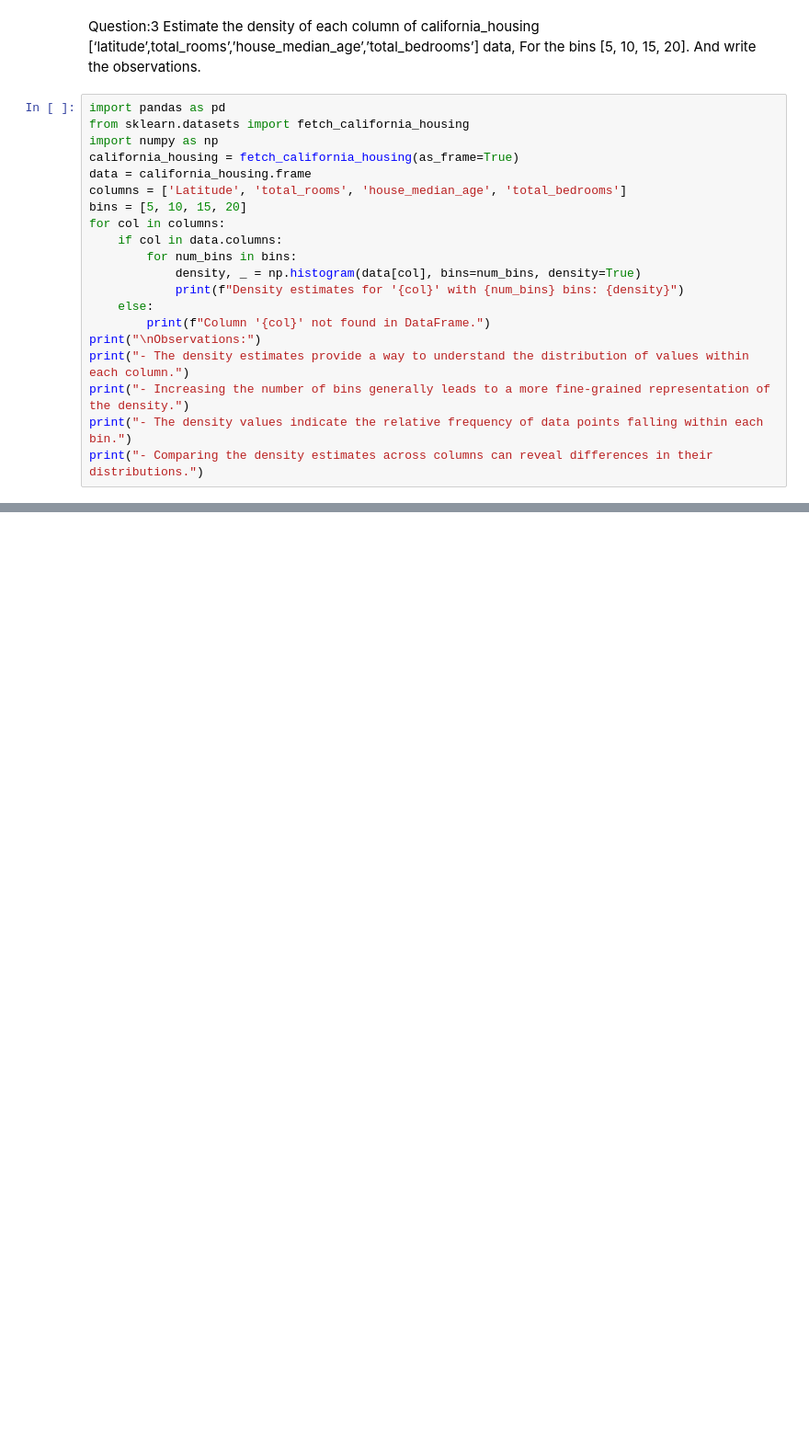
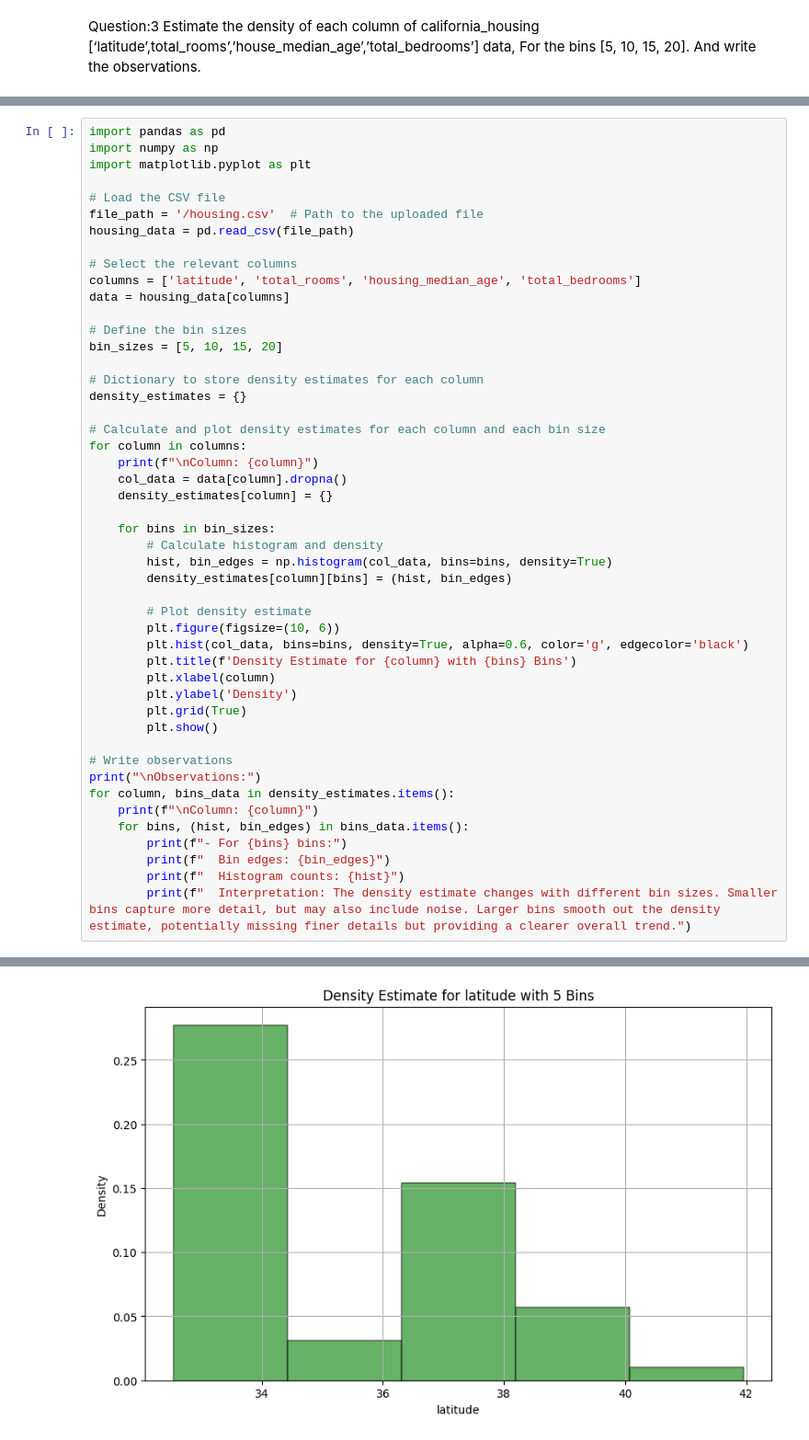
Before and after one commit to 2303A52003/2024_statml-assignments, a Jupyter notebook: 2303A52003Staml_Assignment_3.ipynb, the cells around one changed output, grey strips where cells are left out. Shown at 92% size. Cells and saved outputs as stored; diff of their text form; blank space fills up the shorter version.

```diff
--- a/2303A52003Staml_Assignment_3.ipynb
+++ b/2303A52003Staml_Assignment_3.ipynb
@@ -50,22 +101,2 @@ Standard Deviation: 2.135900653797483
 # %% [markdown]
 Question:3 Estimate the density of each column of california_housing [‘latitude’,total_rooms’,’house_median_age’,’total_bedrooms’] data, For the bins [5, 10, 15, 20]. And write the observations.
-# %%
-import pandas as pd
-from sklearn.datasets import fetch_california_housing
-import numpy as np
-california_housing = fetch_california_housing(as_frame=True)
-data = california_housing.frame
-columns = ['Latitude', 'total_rooms', 'house_median_age', 'total_bedrooms']
-bins = [5, 10, 15, 20]
-for col in columns:
-    if col in data.columns:
-        for num_bins in bins:
-            density, _ = np.histogram(data[col], bins=num_bins, density=True)
-            print(f"Density estimates for '{col}' with {num_bins} bins: {density}")
-    else:
-        print(f"Column '{col}' not found in DataFrame.")
-print("\nObservations:")
-print("- The density estimates provide a way to understand the distribution of values within each column.")
-print("- Increasing the number of bins generally leads to a more fine-grained representation of the density.")
-print("- The density values indicate the relative frequency of data points falling within each bin.")
-print("- Comparing the density estimates across columns can reveal differences in their distributions.")
@@ -91,0 +103,49 @@ Observations:
+# %%
+import pandas as pd
+import numpy as np
+import matplotlib.pyplot as plt
+
+# Load the CSV file
+file_path = '/housing.csv'  # Path to the uploaded file
+housing_data = pd.read_csv(file_path)
+
+# Select the relevant columns
+columns = ['latitude', 'total_rooms', 'housing_median_age', 'total_bedrooms']
+data = housing_data[columns]
+
+# Define the bin sizes
+bin_sizes = [5, 10, 15, 20]
+
+# Dictionary to store density estimates for each column
+density_estimates = {}
+
+# Calculate and plot density estimates for each column and each bin size
+for column in columns:
+    print(f"\nColumn: {column}")
+    col_data = data[column].dropna()
+    density_estimates[column] = {}
+
+    for bins in bin_sizes:
+        # Calculate histogram and density
+        hist, bin_edges = np.histogram(col_data, bins=bins, density=True)
+        density_estimates[column][bins] = (hist, bin_edges)
+
+        # Plot density estimate
+        plt.figure(figsize=(10, 6))
+        plt.hist(col_data, bins=bins, density=True, alpha=0.6, color='g', edgecolor='black')
+        plt.title(f'Density Estimate for {column} with {bins} Bins')
+        plt.xlabel(column)
+        plt.ylabel('Density')
+        plt.grid(True)
+        plt.show()
+
+# Write observations
+print("\nObservations:")
+for column, bins_data in density_estimates.items():
+    print(f"\nColumn: {column}")
+    for bins, (hist, bin_edges) in bins_data.items():
+        print(f"- For {bins} bins:")
+        print(f"  Bin edges: {bin_edges}")
+        print(f"  Histogram counts: {hist}")
+        print(f"  Interpretation: The density estimate changes with different bin sizes. Smaller bins capture more detail, but may also include noise. Larger bins smooth out the density estimate, potentially missing finer details but providing a clearer overall trend.")
+# %% [output]
@@ -91,0 +153 @@ Observations:
+[figure, added]
```
Also changed, not shown: parts of 7 cells of this notebook.
